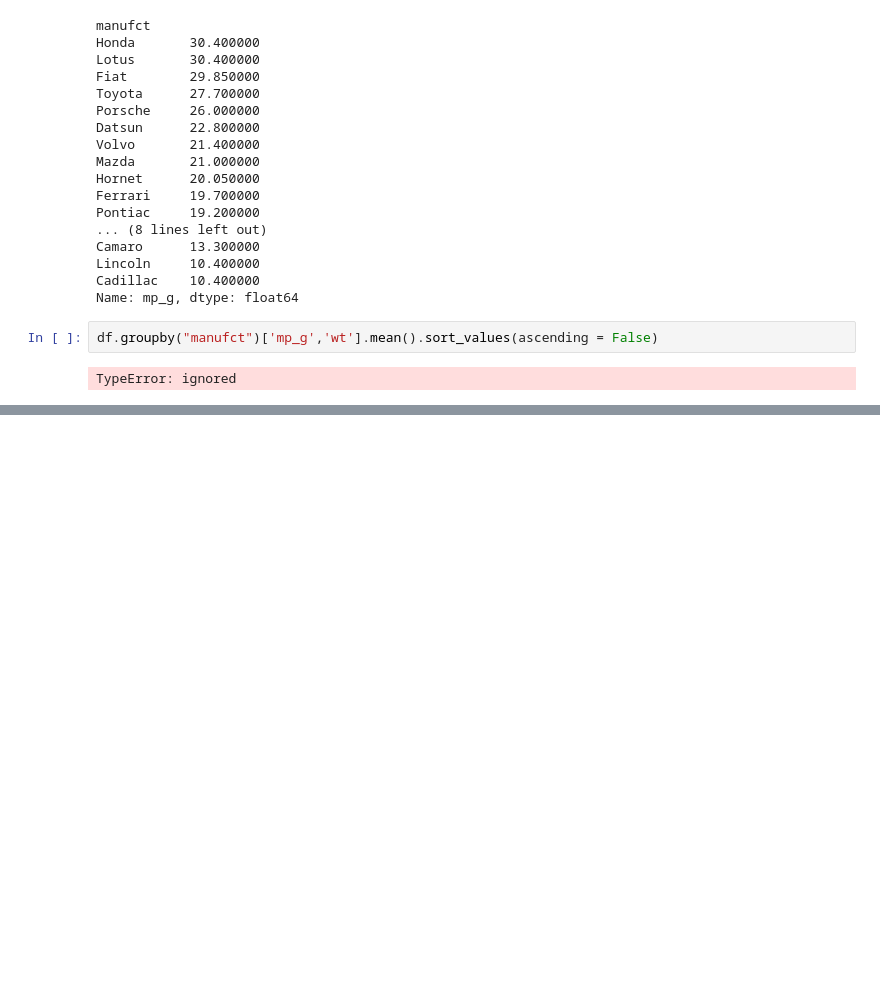
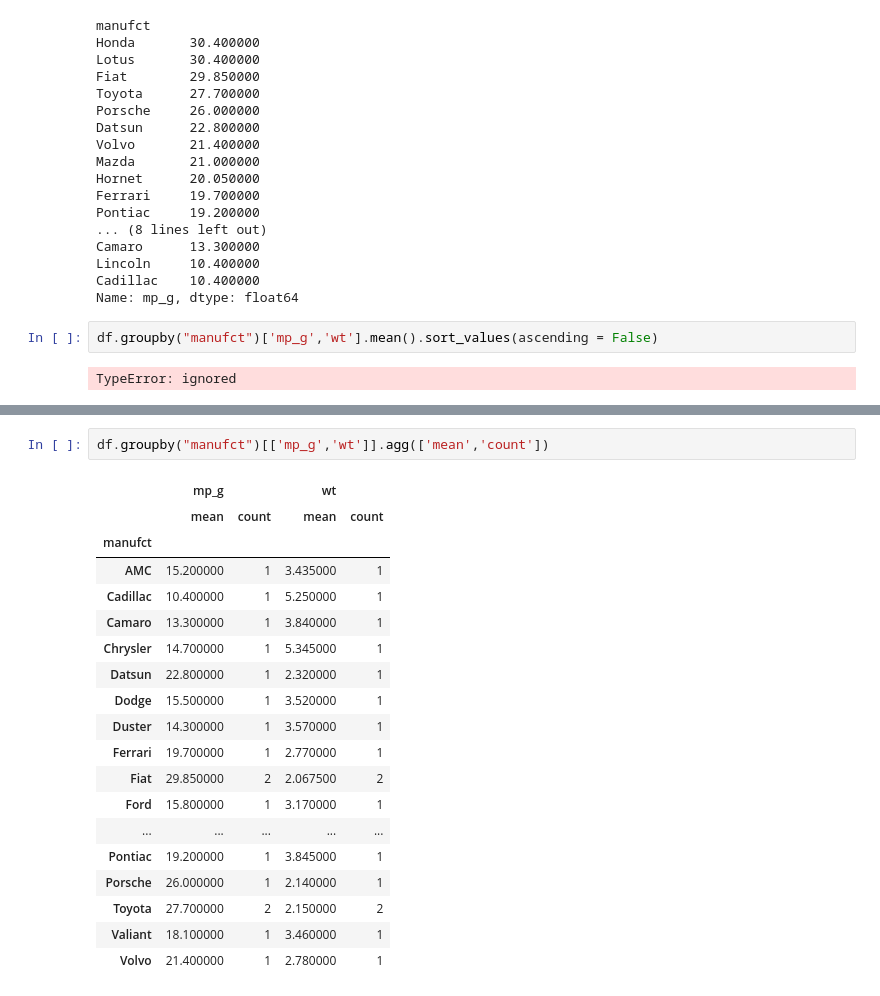
Before and after one commit to Vaisakh-Babu/pandas_practice, a Jupyter notebook: mtcars.ipynb, the cells around one changed output, grey strips where cells are left out. Saved outputs shown, nothing was run; the diff lists cells and outputs as text; blank space fills up the shorter version.

```diff
--- a/mtcars.ipynb
+++ b/mtcars.ipynb
@@ -246,3 +247,25 @@ df.groupby("manufct")['mp_g','wt'].mean().sort_values(by = "mp_g",ascending = Fa
 | Camaro | 13.300000 | 3.840000 |
 | Cadillac | 10.400000 | 5.250000 |
 | Lincoln | 10.400000 | 5.424000 |
+# %%
+df.groupby("manufct")[['mp_g','wt']].agg(['mean','count'])
+# %% [output]
+|  | mp_g |  | wt |  |
+|  | mean | count | mean | count |
+| manufct |  |  |  |  |
+| AMC | 15.200000 | 1 | 3.435000 | 1 |
+| Cadillac | 10.400000 | 1 | 5.250000 | 1 |
+| Camaro | 13.300000 | 1 | 3.840000 | 1 |
+| Chrysler | 14.700000 | 1 | 5.345000 | 1 |
+| Datsun | 22.800000 | 1 | 2.320000 | 1 |
+| Dodge | 15.500000 | 1 | 3.520000 | 1 |
+| Duster | 14.300000 | 1 | 3.570000 | 1 |
+| Ferrari | 19.700000 | 1 | 2.770000 | 1 |
+| Fiat | 29.850000 | 2 | 2.067500 | 2 |
+| Ford | 15.800000 | 1 | 3.170000 | 1 |
+| ... | ... | ... | ... | ... |
+| Pontiac | 19.200000 | 1 | 3.845000 | 1 |
+| Porsche | 26.000000 | 1 | 2.140000 | 1 |
+| Toyota | 27.700000 | 2 | 2.150000 | 2 |
+| Valiant | 18.100000 | 1 | 3.460000 | 1 |
+| Volvo | 21.400000 | 1 | 2.780000 | 1 |
```
Also changed, not shown: parts of 1 cell of this notebook.
